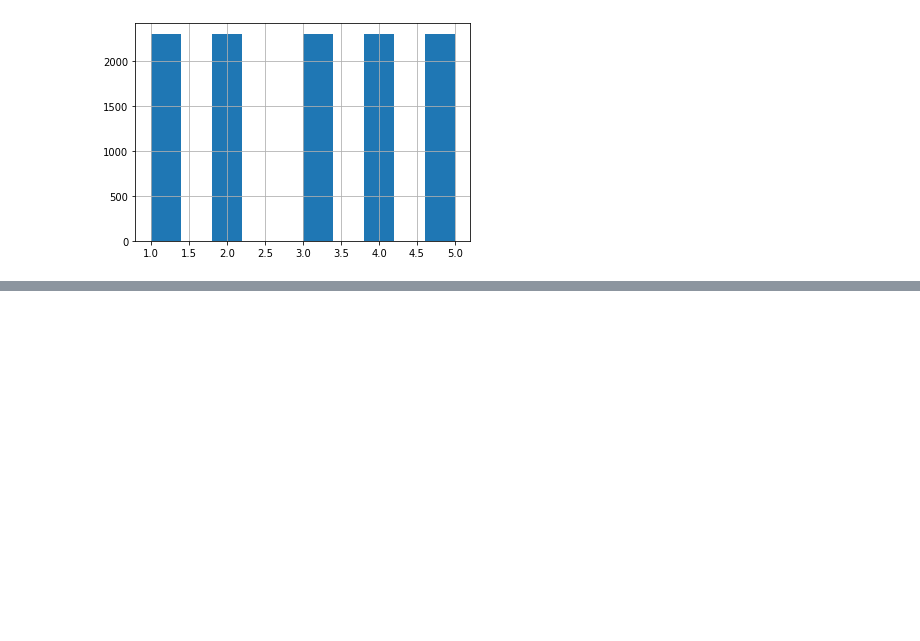
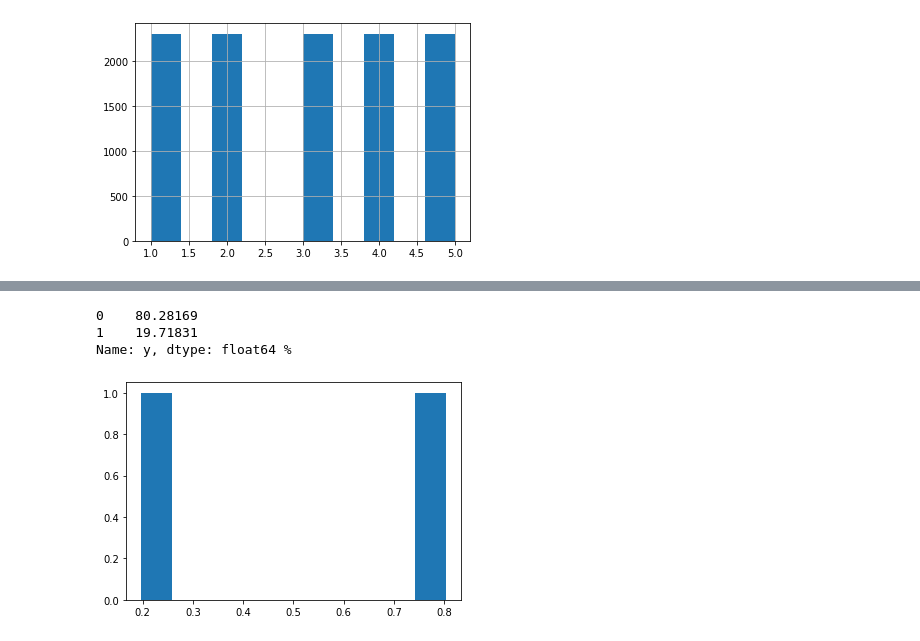
Before and after one commit to MaxKumundzhiev/Practices-for-Engineers, a Jupyter notebook: DataScienceProblems /Epileptic Seizure Recognition.ipynb, the cells around one changed output, grey strips where cells are left out. Cells and saved outputs as stored; diff of their text form; code cells hidden in the pictures; blank space fills up the shorter version.

Commit message:
University(Sensetive Data Analysis) --> added Thinning Algorithm;

```diff
--- a/DataScienceProblems /Epileptic Seizure Recognition.ipynb
+++ b/DataScienceProblems /Epileptic Seizure Recognition.ipynb
@@ -141,0 +156,3 @@ plt.subplot(131)
+# %%
+dic = {5: 0, 4: 0, 3: 0, 2: 0, 1: 1}
+data['y'] = data['y'].map(dic)
@@ -142 +177,3 @@ plt.subplot(131)
+# %%
+data = data.drop('Unnamed: 0', axis = 1)
 # %%
@@ -143,0 +195,9 @@ data.values
+# %%
+#Here we can observe that in first part of data (5750 values) we have unbalanced situation with target
+print(data[:5751]['y'].value_counts(normalize=True) * 100, '%')
+plt.hist(data[:5751]['y'].value_counts(normalize=True));
+# %% [output]
+0    80.28169
+1    19.71831
+Name: y, dtype: float64 %
+[figure, added]
```
Also changed, not shown: parts of 49 cells of this notebook.
